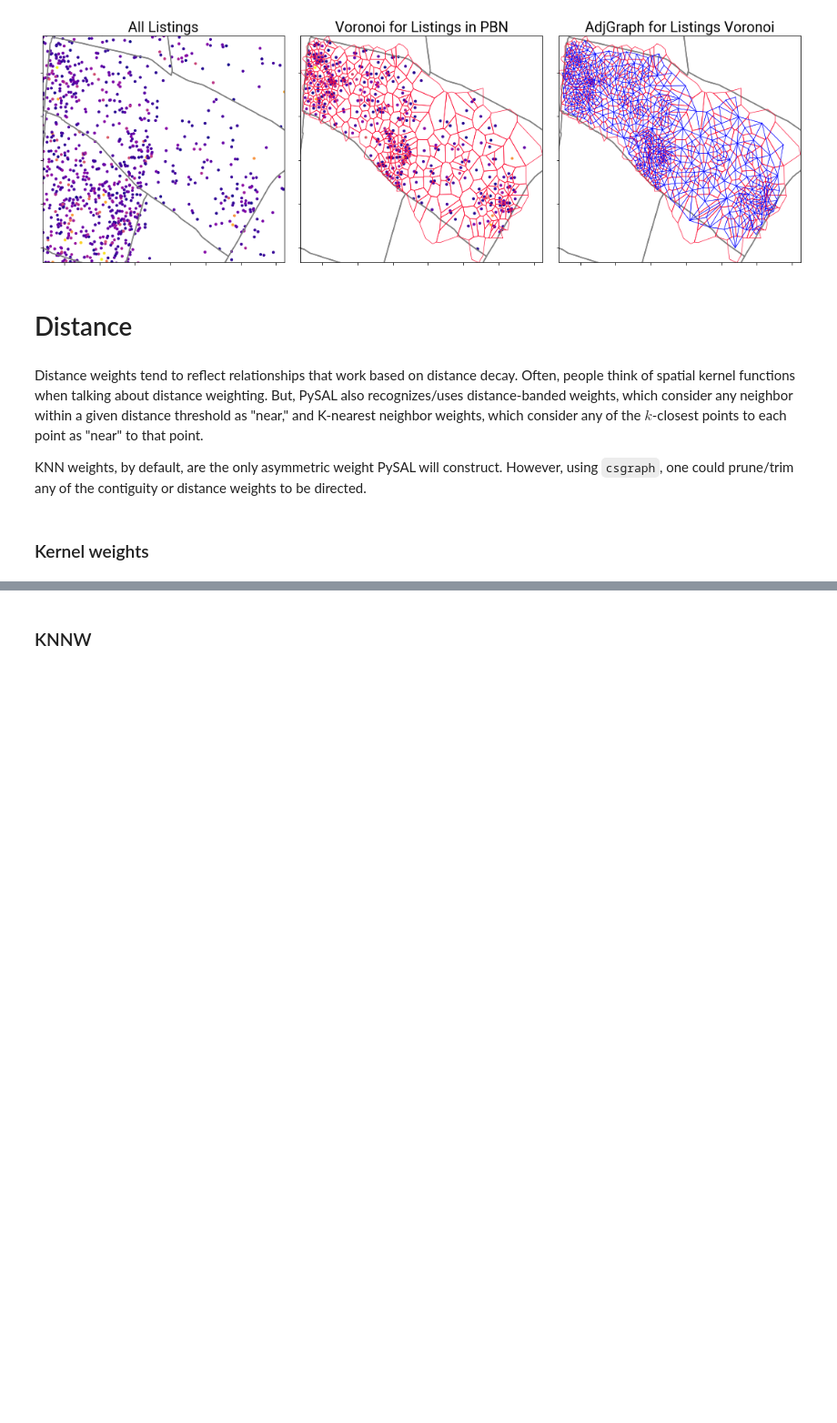
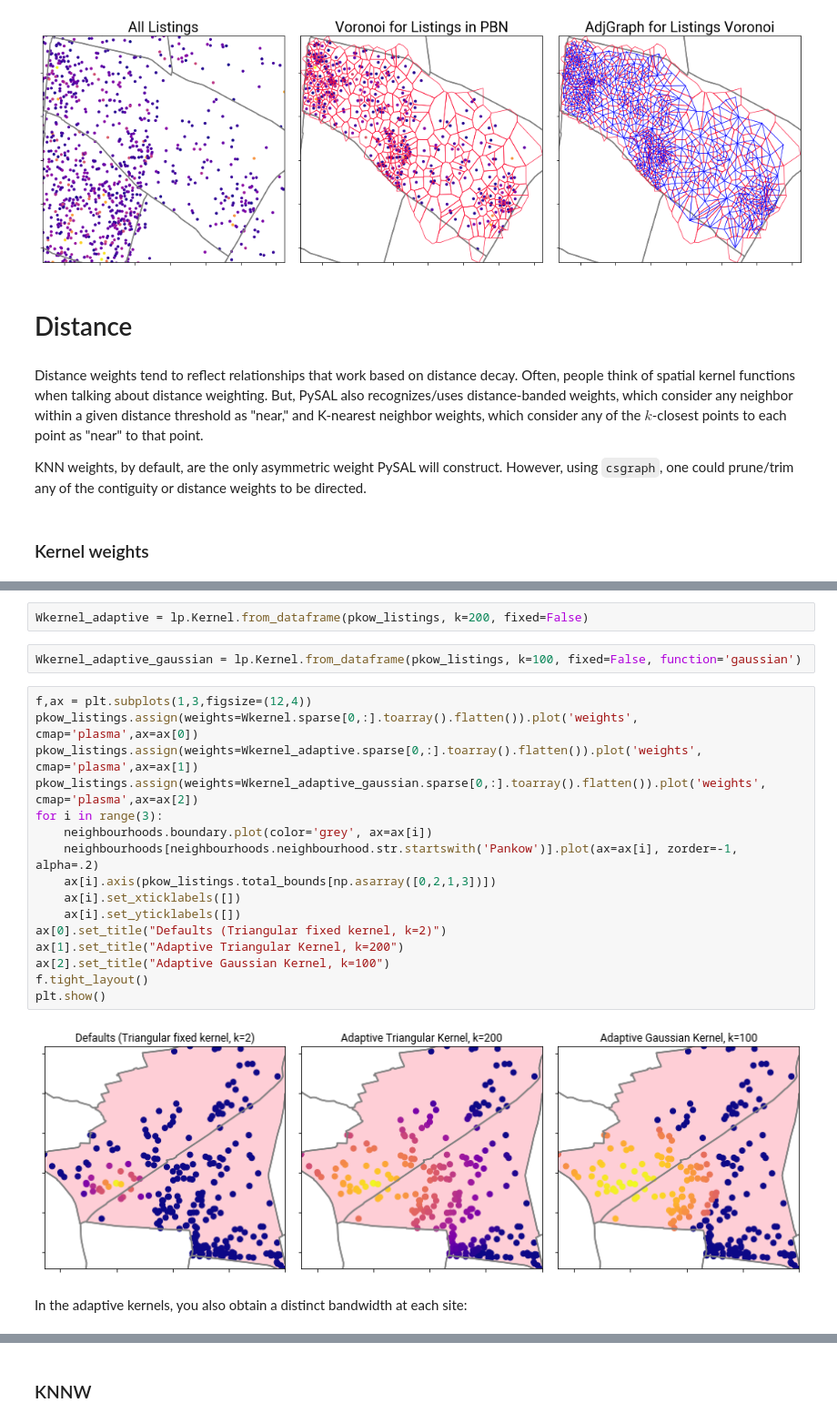
Before and after one commit to ljwolf/geopython, a Jupyter notebook: sds1.ipynb, the cells around one changed output, grey strips where cells are left out. Shown at 91% size. Saved outputs shown, nothing was run; the diff lists cells and outputs as text; blank space fills up the shorter version.

```diff
--- a/sds1.ipynb
+++ b/sds1.ipynb
@@ -425,0 +521,24 @@ KeyboardInterrupt:
+# %%
+Wkernel_adaptive = lp.Kernel.from_dataframe(pkow_listings, k=200, fixed=False)
+# %%
+Wkernel_adaptive_gaussian = lp.Kernel.from_dataframe(pkow_listings, k=100, fixed=False, function='gaussian')
+# %%
+f,ax = plt.subplots(1,3,figsize=(12,4))
+pkow_listings.assign(weights=Wkernel.sparse[0,:].toarray().flatten()).plot('weights', cmap='plasma',ax=ax[0])
+pkow_listings.assign(weights=Wkernel_adaptive.sparse[0,:].toarray().flatten()).plot('weights', cmap='plasma',ax=ax[1])
+pkow_listings.assign(weights=Wkernel_adaptive_gaussian.sparse[0,:].toarray().flatten()).plot('weights', cmap='plasma',ax=ax[2])
+for i in range(3):
+    neighbourhoods.boundary.plot(color='grey', ax=ax[i])
+    neighbourhoods[neighbourhoods.neighbourhood.str.startswith('Pankow')].plot(ax=ax[i], zorder=-1, alpha=.2)
+    ax[i].axis(pkow_listings.total_bounds[np.asarray([0,2,1,3])])
+    ax[i].set_xticklabels([])
+    ax[i].set_yticklabels([])
+ax[0].set_title("Defaults (Triangular fixed kernel, k=2)")
+ax[1].set_title("Adaptive Triangular Kernel, k=200")
+ax[2].set_title("Adaptive Gaussian Kernel, k=100")
+f.tight_layout()
+plt.show()
+# %% [output]
+[figure, added]
+# %% [markdown]
+In the adaptive kernels, you also obtain a distinct bandwidth at each site:
```
Also changed, not shown: parts of 55 cells of this notebook.
